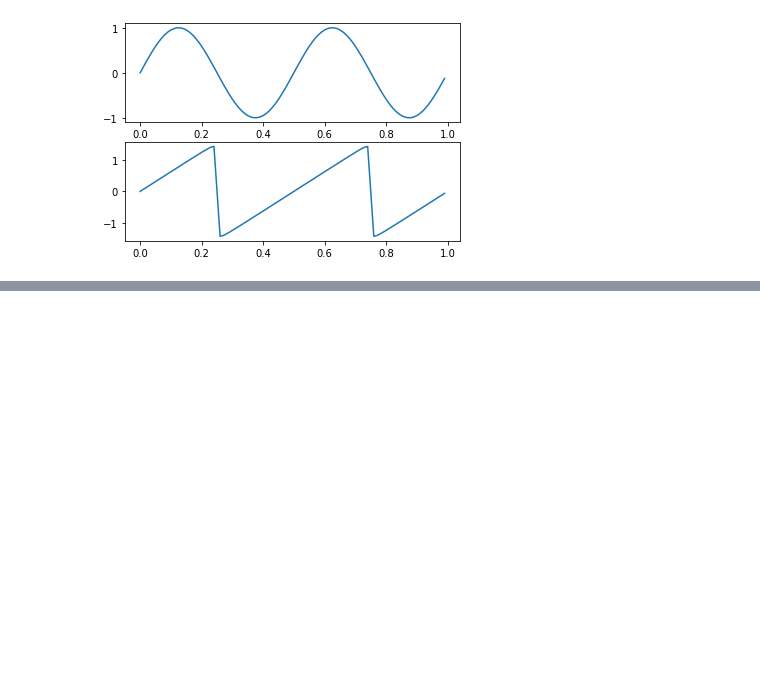
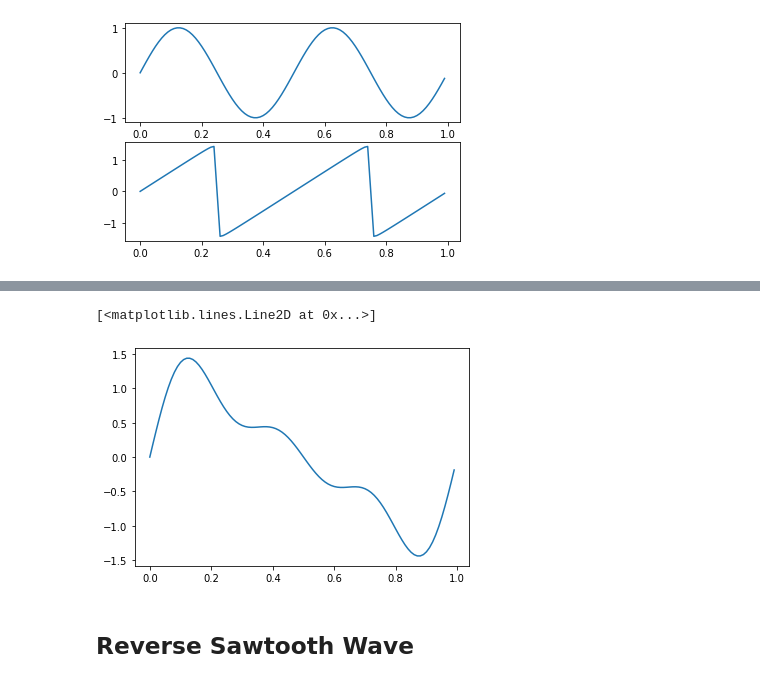
Before and after one commit to prp-e/dsp-course, a Jupyter notebook: DSP Course.ipynb, the cells around one changed output, grey strips where cells are left out. Drawn from its saved outputs; the diff is of its cells as text; code cells hidden in the pictures; blank space fills up the shorter version.

```diff
--- a/DSP Course.ipynb
+++ b/DSP Course.ipynb
@@ -118,0 +147,10 @@ plt.plot(time, sawtooth)
+# %%
+harmonic3 = np.sin(2 * pi * 3 * frequency * time) / 3
+wave = wave + harmonic3
+
+plt.plot(time, wave)
+# %% [output]
+[<matplotlib.lines.Line2D at 0x...>]
+[figure, added]
+# %% [markdown]
+## Reverse Sawtooth Wave
```
Also changed, not shown: parts of 19 cells of this notebook, 2 other files.
